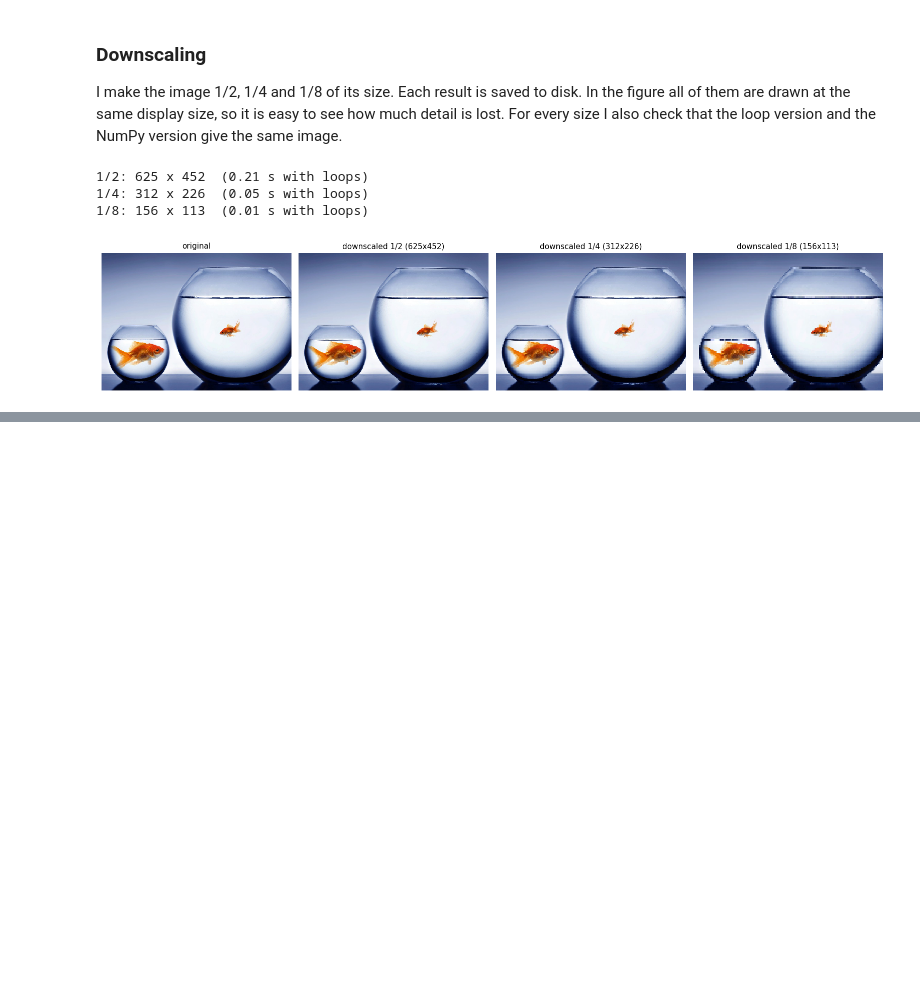
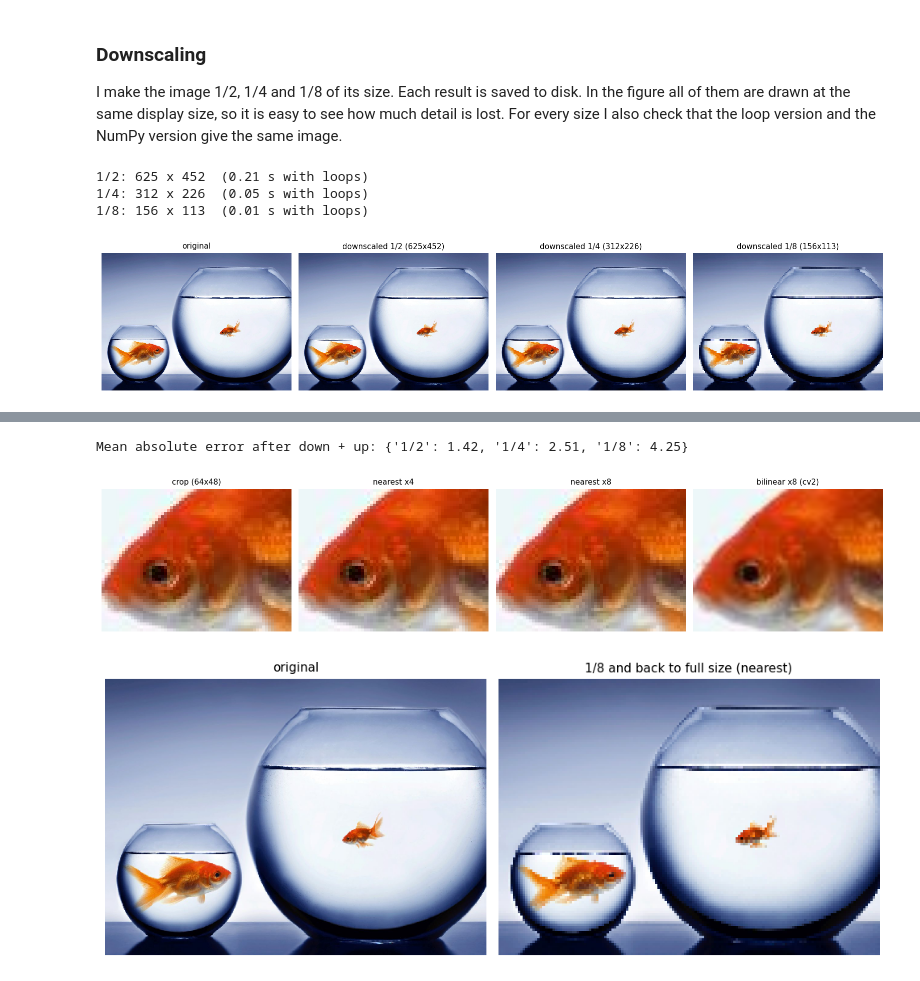
Before and after one commit to KianIzadpanah/assignment-1-Kian-Izadpanah, a Jupyter notebook: assignment1.ipynb, the cells around one changed output, grey strips where cells are left out. Cells and saved outputs as stored; diff of their text form; code cells hidden in the pictures; blank space fills up the shorter version.

```diff
--- a/assignment1.ipynb
+++ b/assignment1.ipynb
@@ -180,0 +191,28 @@ show_grid([goldfish] + [down[f] for f in [2, 4, 8]],
+# %%
+uy, ux = int(0.575 * H0), int(0.648 * W0)
+crop = goldfish[uy - 24: uy + 24, ux - 32: ux + 32]
+
+up4 = nn_resize(crop, crop.shape[1] * 4, crop.shape[0] * 4)
+up8 = nn_resize(crop, crop.shape[1] * 8, crop.shape[0] * 8)
+up8_bilinear = cv2.resize(crop, (crop.shape[1] * 8, crop.shape[0] * 8), interpolation=cv2.INTER_LINEAR)
+for name, im in [("1a_crop.png", crop), ("1a_up_x4.png", up4), ("1a_up_x8.png", up8),
+                 ("1a_up_x8_bilinear_cv2.png", up8_bilinear)]:
+    save_image(name, im)
+
+back = nn_resize(down[8], W0, H0)
+save_image("1a_down8_up8.png", back)
+
+mae = {f: float(np.mean(np.abs(nn_resize(down[f], W0, H0).astype(int) - goldfish.astype(int))))
+       for f in [2, 4, 8]}
+print("Mean absolute error after down + up:", {f"1/{k}": round(v, 2) for k, v in mae.items()})
+RESULTS["1a_roundtrip_mae"] = mae
+
+show_grid([crop, up4, up8, up8_bilinear],
+          [f"crop ({crop.shape[1]}x{crop.shape[0]})", "nearest x4", "nearest x8", "bilinear x8 (cv2)"],
+          ncols=4, fig_name="1a_upscale.png", cell=3.6)
+show_grid([goldfish, back], ["original", "1/8 and back to full size (nearest)"],
+          ncols=2, fig_name="1a_roundtrip.png", cell=4.5)
+# %% [output]
+Mean absolute error after down + up: {'1/2': 1.42, '1/4': 2.51, '1/8': 4.25}
+[figure, added]
+[figure, added]
```
Also changed, not shown: parts of 3 cells of this notebook, 10 other files.
